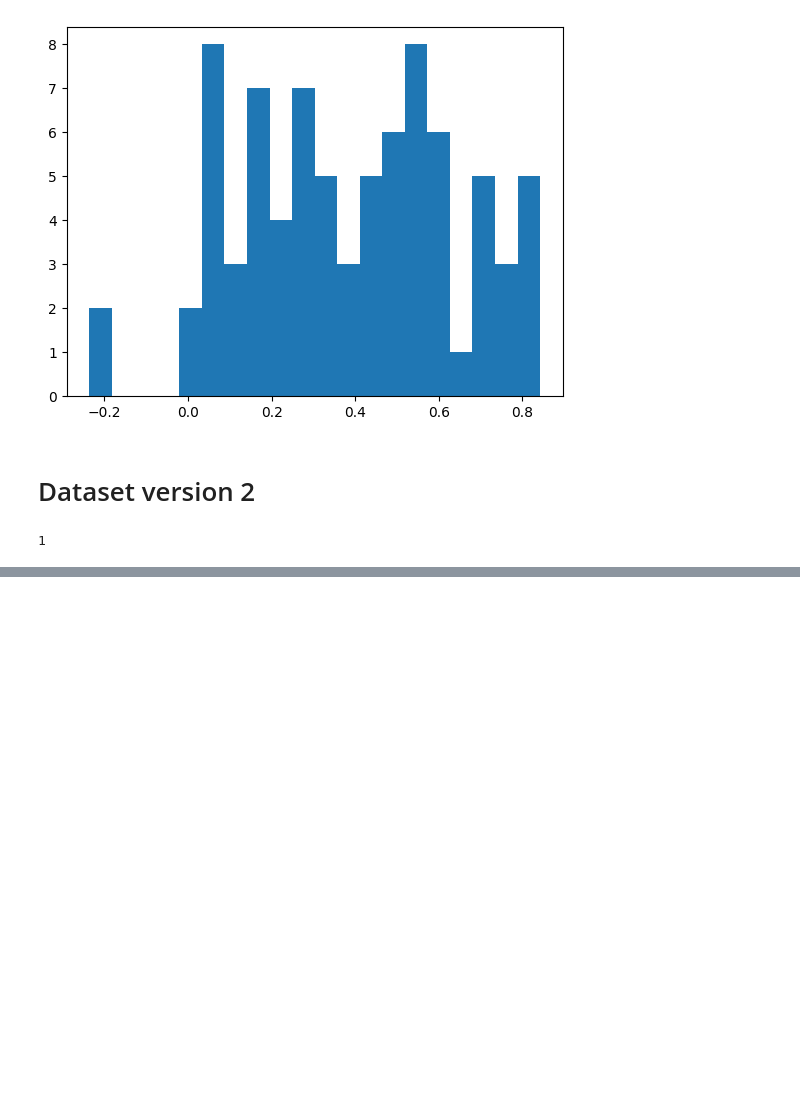
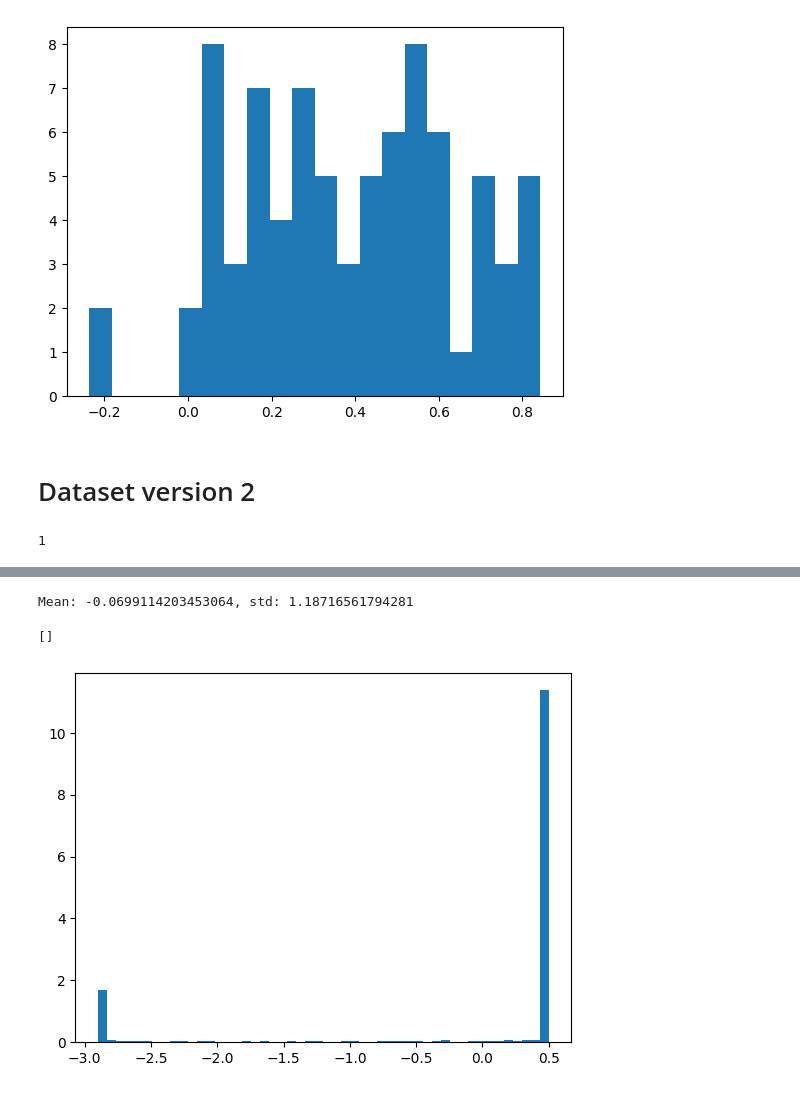
Before and after one commit to SebastianMerino/DL-Attenuation, a Jupyter notebook: testing/exploring_training.ipynb, the cells around one changed output, grey strips where cells are left out. Saved outputs shown, nothing was run; the diff lists cells and outputs as text; code cells hidden in the pictures; blank space fills up the shorter version.

```diff
--- a/testing/exploring_training.ipynb
+++ b/testing/exploring_training.ipynb
@@ -244,0 +222,9 @@ array([-1.755, -1.695, -1.635, -1.575, -1.515, -1.455, -1.395, -1.335,
+# %%
+data_vec = y.numpy().flatten()
+print(f"Mean: {data_vec.mean()}, std: {data_vec.std()}")
+plt.hist(data_vec, 50, density=True)
+plt.plot()
+# %% [output]
+Mean: -0.0699114203453064, std: 1.18716561794281
+[]
+[figure, added]
```
Also changed, not shown: parts of 9 cells of this notebook, 1 other file.
